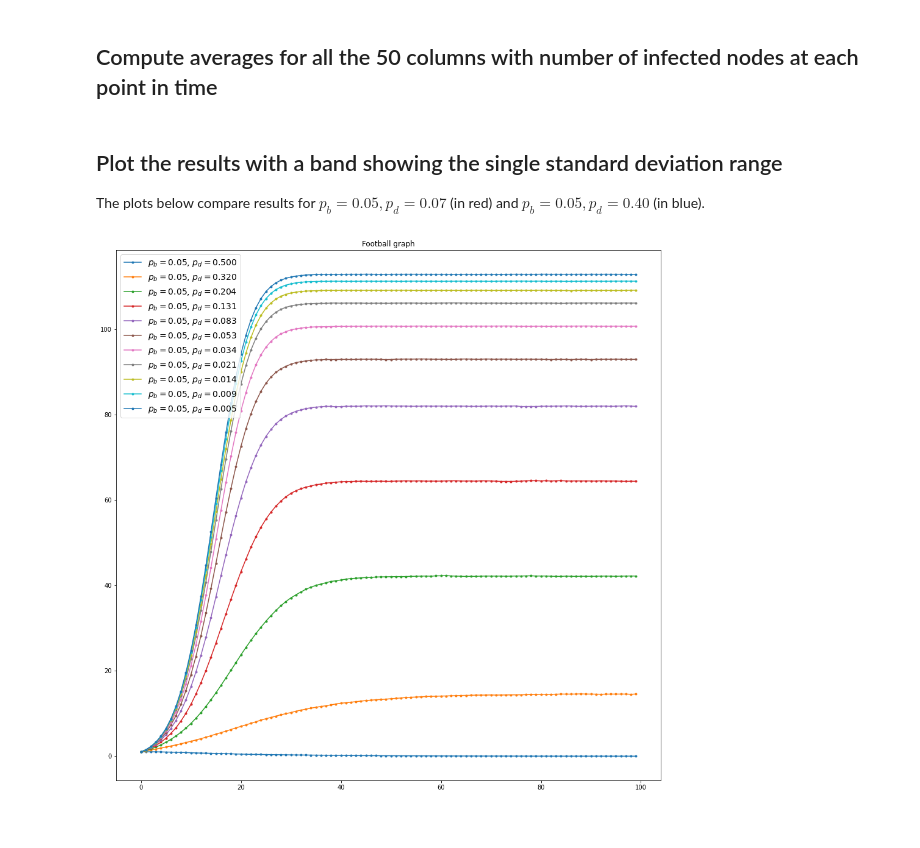
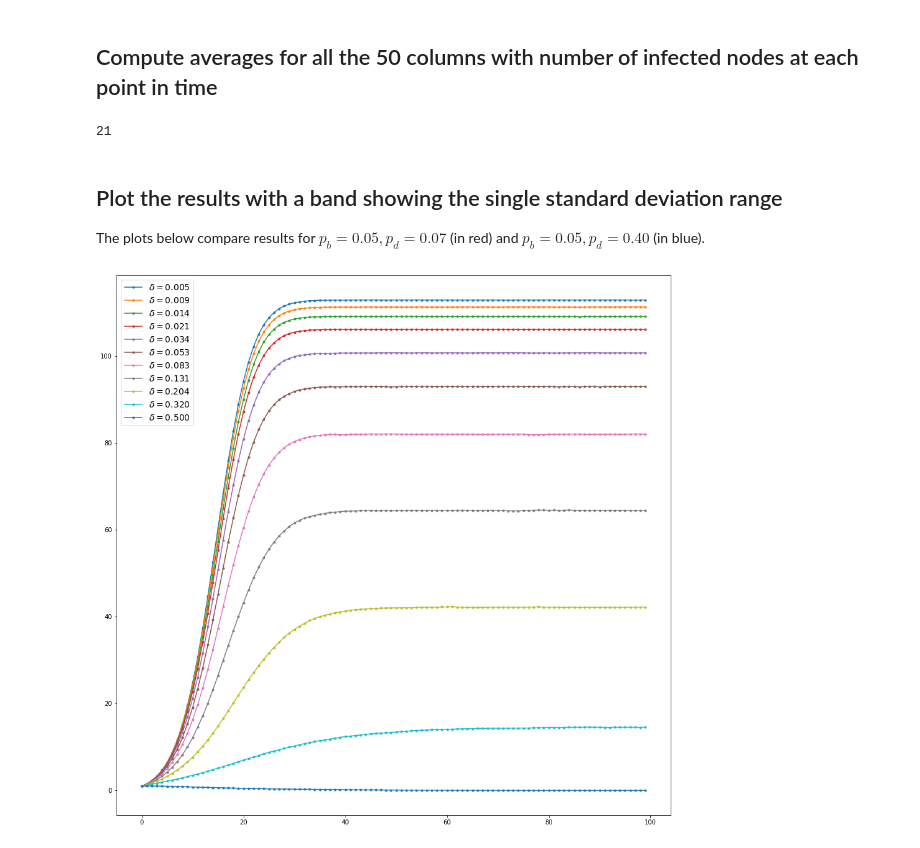
Before and after one commit to rkingan/disease-sim, a Jupyter notebook: notebooks/sim-experiment-02.ipynb, the cells around one changed output. Saved outputs shown, nothing was run; the diff lists cells and outputs as text; code cells hidden in the pictures.

```diff
--- a/notebooks/sim-experiment-02.ipynb
+++ b/notebooks/sim-experiment-02.ipynb
@@ -41,7 +41,7 @@ import matplotlib.pyplot as plt
 pdi = [500, 400, 320, 256, 204, 163, 131, 104, 83, 67, 53, 42, 34, 27, 21, 17, 14, 11, 9, 7, 5]
 pds = [float(x) / 1000 for x in pdi]
 fnames = [f"football-pb-05-pd-{x:03d}.csv" for x in pdi]
-names = [f"$p_b=0.05$, $p_d={x:5.3f}$" for x in pds]
+names = [f"$\delta={x:5.3f}$" for x in pds]
 
 dfs = [pd.read_csv("../" + fname) for fname in fnames]
 # %% [markdown]
@@ -50,16 +50,20 @@ dfs = [pd.read_csv("../" + fname) for fname in fnames]
 df_means = [df.iloc[:, 12:].mean(axis=0) for df in dfs]
 
 X = list(range(len(df_means[0])))
+# %%
+len(df_means)
+# %% [output]
+21
 # %% [markdown]
 ## Plot the results with a band showing the single standard deviation range
 
 The plots below compare results for $p_b = 0.05, p_d=0.07$ (in red) and $p_b=0.05, p_d = 0.40$ (in blue).
 # %%
 fig, ax = plt.subplots(figsize=(16, 16))
-for i in range(0, len(pdi), 2):
+for i in range(len(pdi) - 1, -1, -2):
     ax.plot(X, df_means[i], marker=".", label=names[i])
 ax.legend(prop={"size": 14})
-ax.set_title("Football graph")
+plt.savefig("../doc/simulation-football.jpg", dpi=300, bbox_inches="tight")
 plt.show()
 # %% [output]
-[figure, old version]
+[figure, new version]
```
Also changed, not shown: 24 other files.
